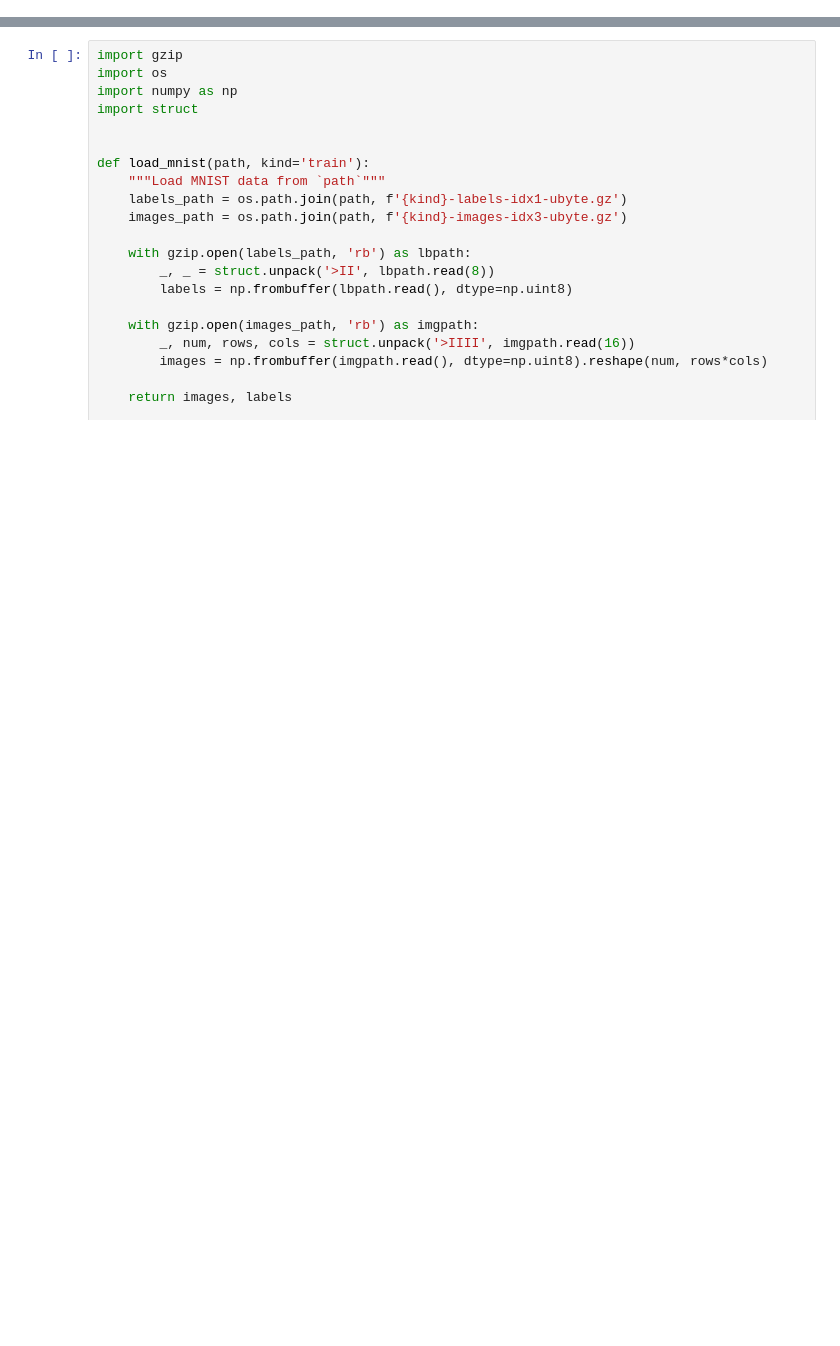
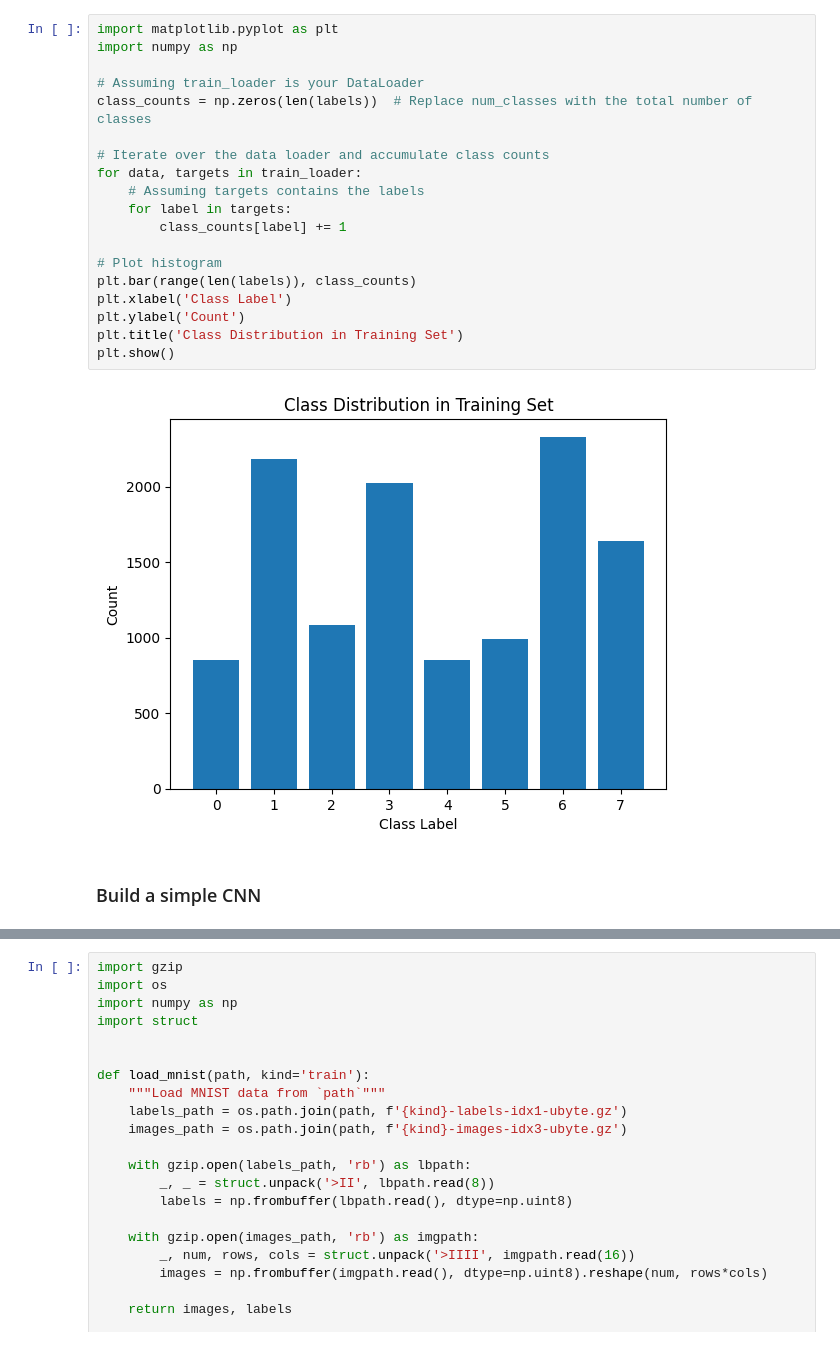
Before and after one commit to ChristinaVlach/Introduction-Statistical-Data-Analysis-Machine-Learning, a Jupyter notebook: classification/convolutional_neural_networks_exercises.ipynb, the cells around one changed output, grey strips where cells are left out. Cells and saved outputs as stored; diff of their text form; blank space fills up the shorter version.

```diff
--- a/classification/convolutional_neural_networks_exercises.ipynb
+++ b/classification/convolutional_neural_networks_exercises.ipynb
@@ -0,0 +101,23 @@
+# %%
+import matplotlib.pyplot as plt
+import numpy as np
+
+# Assuming train_loader is your DataLoader
+class_counts = np.zeros(len(labels))  # Replace num_classes with the total number of classes
+
+# Iterate over the data loader and accumulate class counts
+for data, targets in train_loader:
+    # Assuming targets contains the labels
+    for label in targets:
+        class_counts[label] += 1
+
+# Plot histogram
+plt.bar(range(len(labels)), class_counts)
+plt.xlabel('Class Label')
+plt.ylabel('Count')
+plt.title('Class Distribution in Training Set')
+plt.show()
+# %% [output]
+[figure, added]
+# %% [markdown]
+### Build a simple CNN
```
Also changed, not shown: parts of 58 cells of this notebook, 1 other file.
